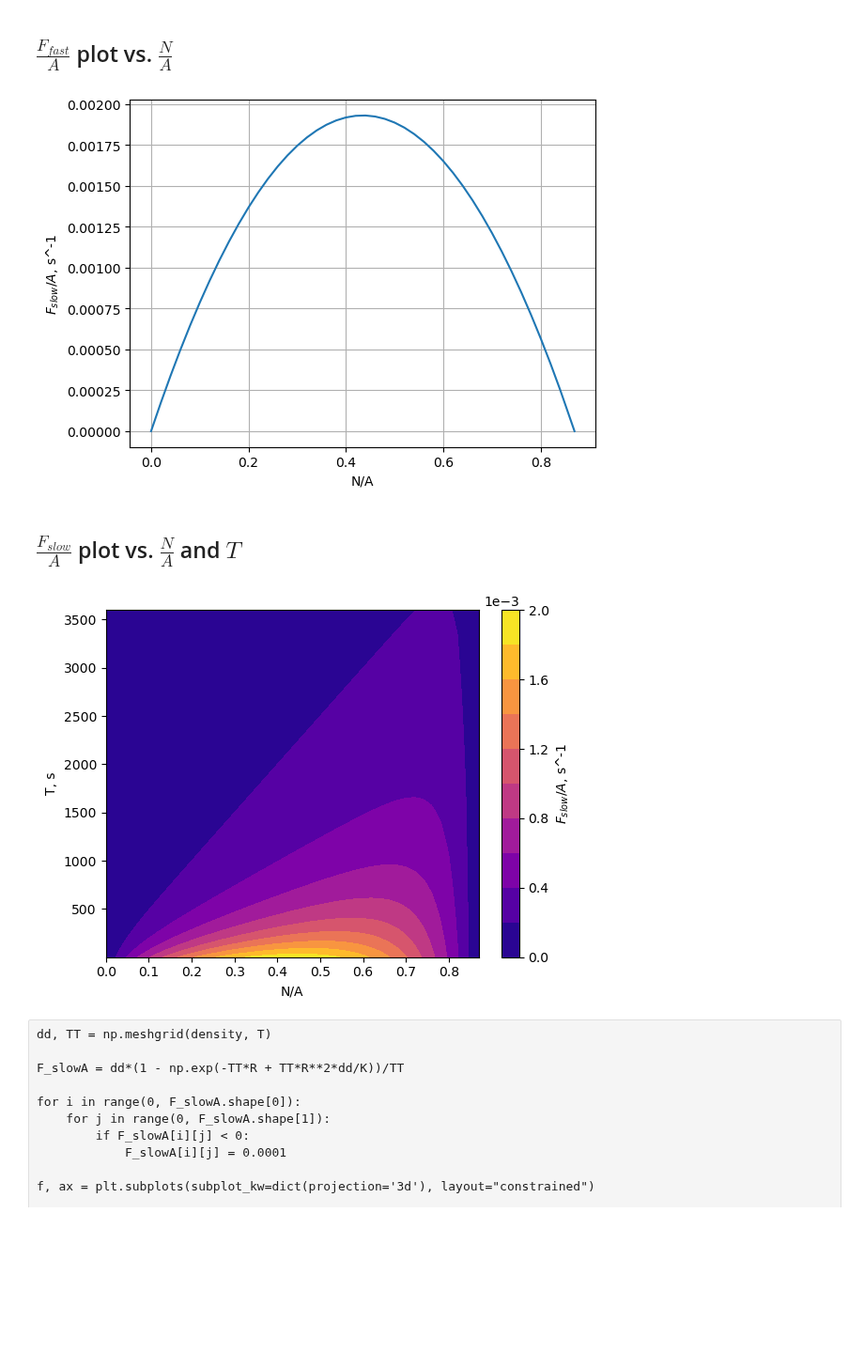
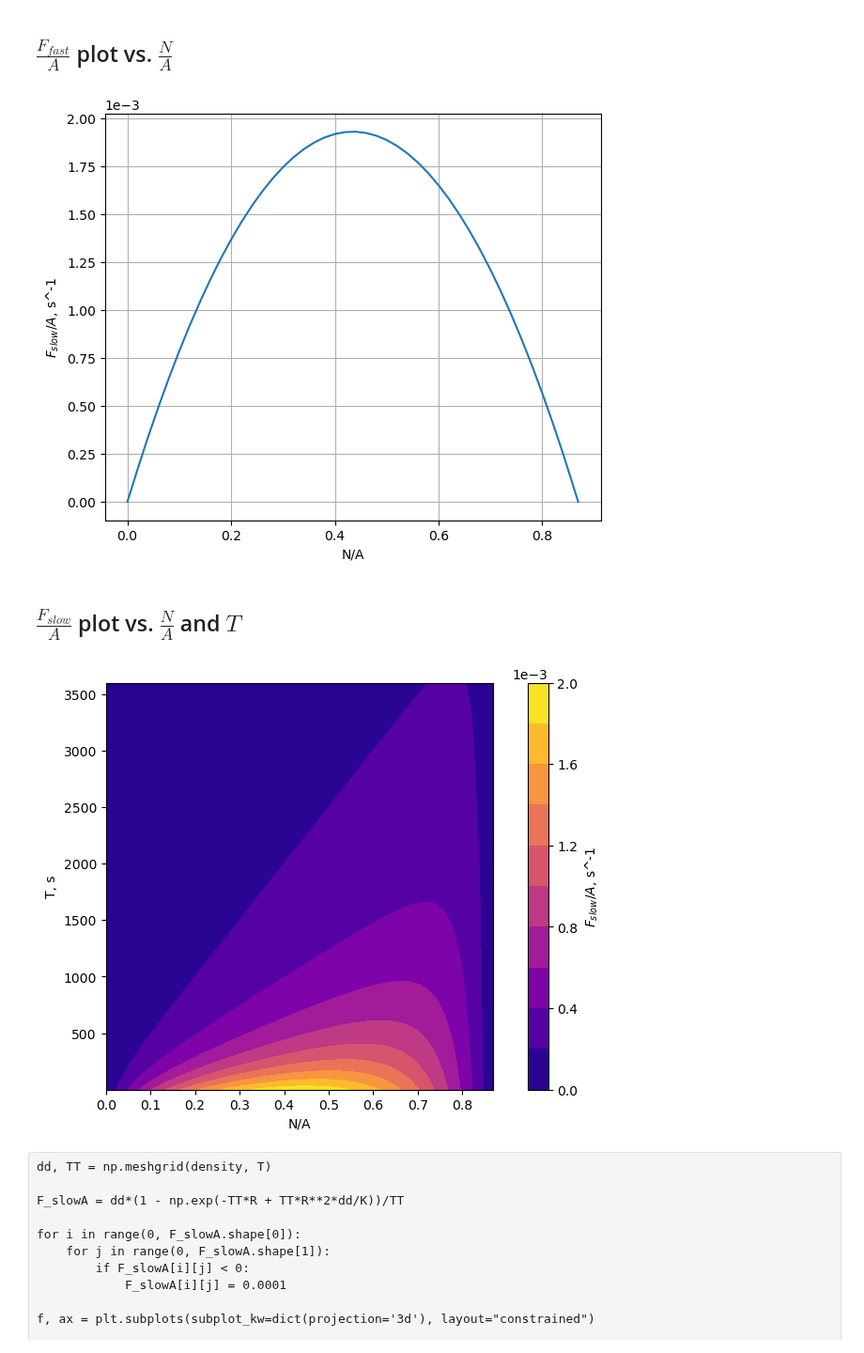
Before and after one commit to ELFREELAND/minecraft_sheep, a Jupyter notebook: deterministic_plots.ipynb, the cells around one changed output. Shown at 94% size. Cells and saved outputs as stored; diff of their text form; code cells hidden in the pictures; blank space fills up the shorter version.

Commit message:
some rewrites and plotting changes
rewrote some stuff to be a little less casual, changed some figure sizes, combined optimal N/A and F_slow at optimal N/A plots

```diff
--- a/deterministic_plots.ipynb
+++ b/deterministic_plots.ipynb
@@ -15,28 +15,30 @@ K = 0.00772
 # %%
 density = np.arange(0, K/R, 0.02)
 density[-1] = K/R
 
 T = np.arange(0, 3601, 50)
 T[0] = 1 #can't have T=0 because that will result in division by 0
 
 F_fastA = density*R - density**2 * R**2 / K
 
 for i in range(0, F_fastA.size):
     if F_fastA[i] < 0:
         F_fastA[i]=0
 
-f, ax = plt.subplots()
+f, ax = plt.subplots(layout="constrained", figsize=(6,5))
 
 ax.plot(density, F_fastA)
 
 ax.set_xlabel("N/A")
 ax.set_ylabel("$F_{slow}/A$, s^-1")
 ax.grid(True)
 
+ax.ticklabel_format(scilimits=(-2,5))
+
 #plt.show()
 plt.savefig("f_fast.png")
 # %% [output]
-[figure, old version]
+[figure, new version]
 # %% [markdown]
 ## $\frac{F_{slow}}{A}$ plot vs. $\frac{N}{A}$ and $T$
 # %%
@@ -44,7 +46,7 @@ dd, TT = np.meshgrid(density, T)
 
 F_slowA = dd*(1 - np.exp(-TT*R + TT*R**2*dd/K))/TT
 
-f, ax = plt.subplots()
+f, ax = plt.subplots(layout="constrained", figsize=(6,5))
 
 im_ptr = ax.contourf(dd, TT, F_slowA, levels=10, cmap="plasma")
 
@@ -57,7 +59,7 @@ ax.set_ylabel("T, s")
 #plt.show()
 plt.savefig("f_slow_contour.png")
 # %% [output]
-[figure, old version]
+[figure, new version]
 # %% [raw]
 dd, TT = np.meshgrid(density, T)
 
```
Also changed, not shown: parts of 4 cells of this notebook, 8 other files.
